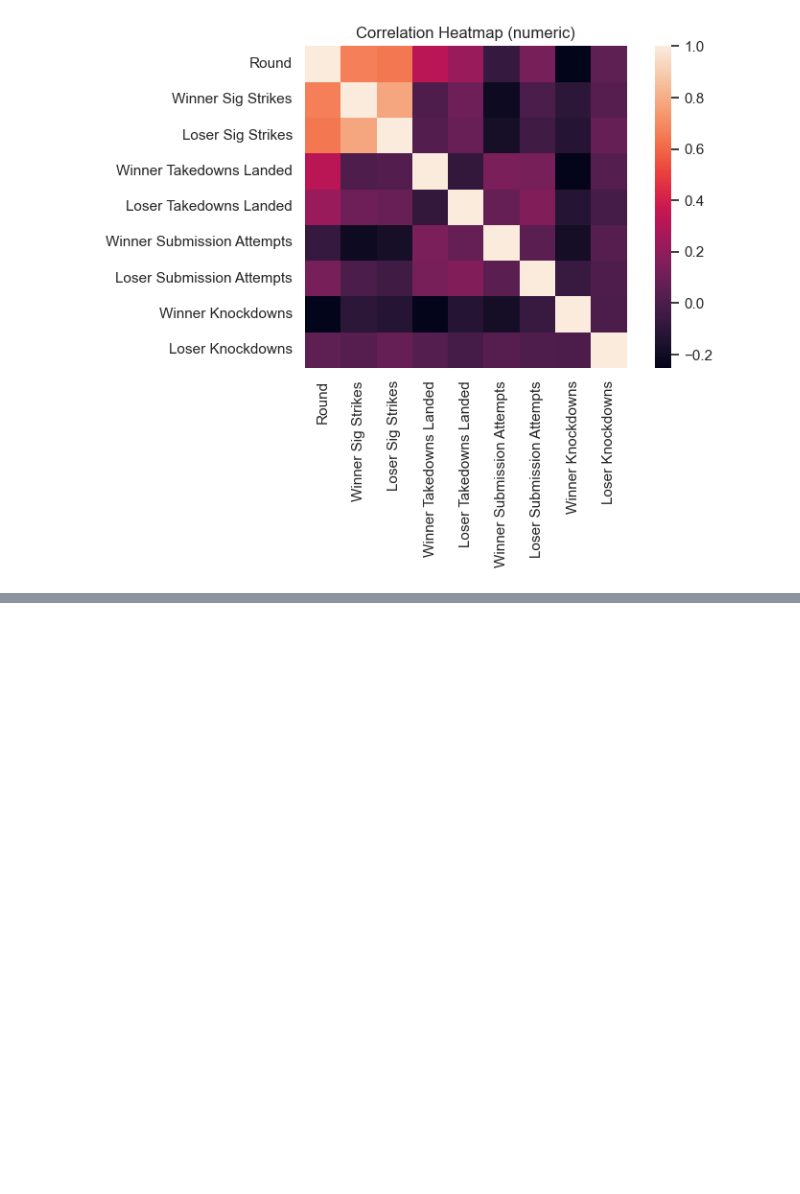
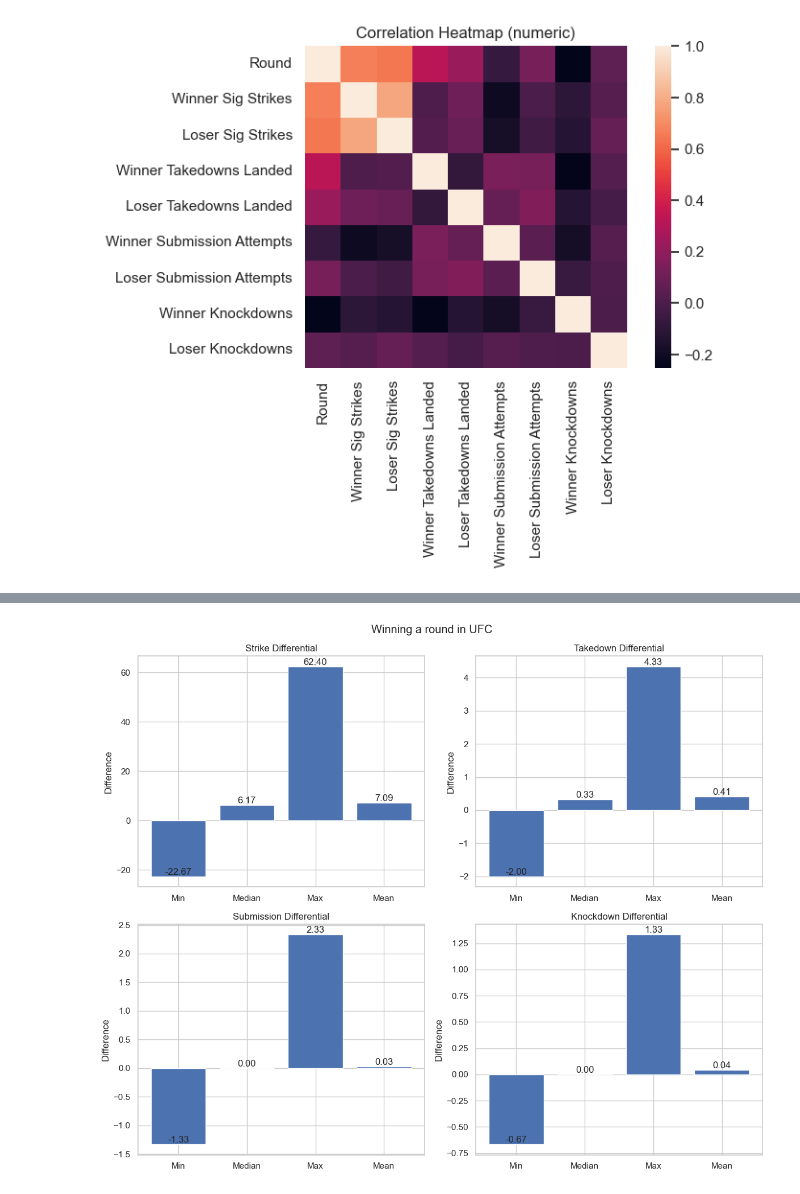
Before and after one commit to kevinxiao-1/UFC-Analysis, a Jupyter notebook: analysis_portfolio.ipynb, the cells around one changed output, grey strips where cells are left out. Saved outputs shown, nothing was run; the diff lists cells and outputs as text; code cells hidden in the pictures; blank space fills up the shorter version.

```diff
--- a/analysis_portfolio_v2.ipynb
+++ b/analysis_portfolio.ipynb
@@ -287,0 +303,13 @@ plt.show()
+# %%
+df_decisions = event_df[event_df['Method'] == ('U-DEC' or 'S-DEC')]
+df_decisions = df_decisions.drop(columns=[
+    'Event Date',
+    'Result',
+    'Time',
+    'Knockdowns',
+    'Strikes',
+    'TD',
+    'Sub'
+])
+
+df_decisions.head()
@@ -287,0 +323,46 @@ plt.show()
+# %%
+strike_differential = (df_decisions['Winner Sig Strikes'] - df_decisions['Loser Sig Strikes']) / df_decisions['Round']
+takedown_differential = (df_decisions['Winner Takedowns Landed'] - df_decisions['Loser Takedowns Landed']) / df_decisions['Round']
+sub_differential = (df_decisions['Winner Submission Attempts'] - df_decisions['Loser Submission Attempts']) / df_decisions['Round']
+kd_differential = (df_decisions['Winner Knockdowns'] - df_decisions['Loser Knockdowns']) / df_decisions['Round']
+# %%
+fig, ax = plt.subplots(2, 2, figsize=(12, 10))
+fig.suptitle('Winning a round in UFC')
+
+differentials = [
+    (strike_differential, 'Strike Differential'),
+    (takedown_differential, 'Takedown Differential'),
+    (sub_differential, 'Submission Differential'),
+    (kd_differential, 'Knockdown Differential')
+]
+
+axes = ax.flatten()
+
+for idx, (diff_series, title) in enumerate(differentials):
+    min_val = diff_series.min()
+    median_val = diff_series.median()
+    max_val = diff_series.max()
+    mean_val = diff_series.mean()
+
+    bars = axes[idx].bar(
+        ['Min', 'Median', 'Max', 'Mean'],
+        [min_val, median_val, max_val, mean_val],
+    )
+
+    for bar in bars:
+        height = bar.get_height()
+        axes[idx].text(
+            bar.get_x() + bar.get_width()/2,
+            height,
+            f'{height:.2f}',
+            ha='center',
+            va='bottom'
+        )
+
+    axes[idx].set_title(title)
+    axes[idx].set_ylabel('Difference')
+
+plt.tight_layout()
+plt.show()
+# %% [output]
+[figure, added]
```
Also changed, not shown: parts of 8 cells of this notebook, 2 other files.
